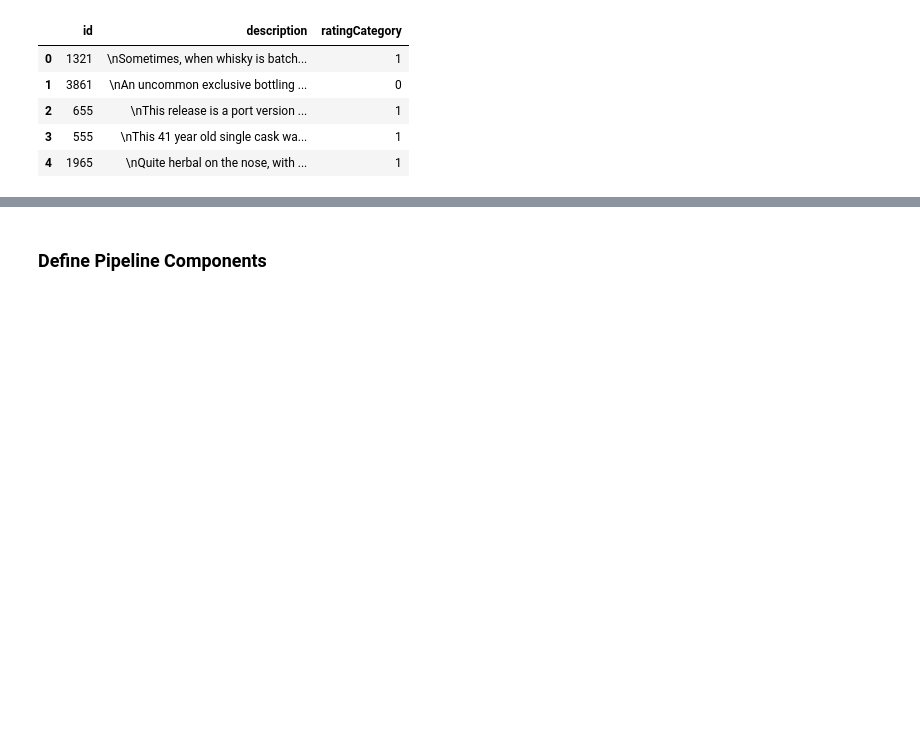
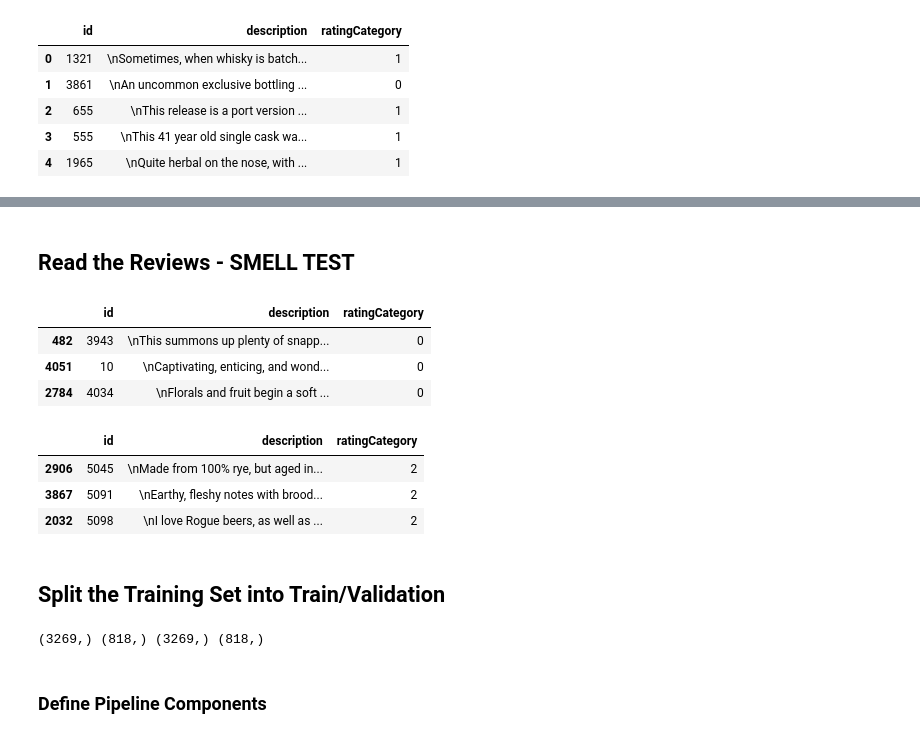
Before and after one commit to JeffreyAsuncion/DS-Unit-4-Sprint-1-NLP, a Jupyter notebook: module3-document-classification/LS_DS_413_Document_Classification_Assignment.ipynb, the cells around one changed output, grey strips where cells are left out. Cells and saved outputs as stored; diff of their text form; code cells hidden in the pictures; blank space fills up the shorter version.

Commit message:
module3 notes 1st break

```diff
--- a/module3-document-classification/LS_DS_413_Document_Classification_Assignment.ipynb
+++ b/module3-document-classification/LS_DS_413_Document_Classification_Assignment.ipynb
@@ -48,3 +79,37 @@ train.head()
+# %% [markdown]
+## Read the Reviews - SMELL TEST
+# %%
+# Read a few reviews from the "Excellent" category
+pd.set_option('display.max_colwidth', 0)
+train[train.ratingCategory == 0].sample(3)
+# %% [output]
+|  | id | description | ratingCategory |
+| 482 | 3943 | \nThis summons up plenty of snapp... | 0 |
+| 4051 | 10 | \nCaptivating, enticing, and wond... | 0 |
+| 2784 | 4034 | \nFlorals and fruit begin a soft ... | 0 |
+# %%
+# Read a few reviews from the "Poor" category
+pd.set_option('display.max_colwidth', 0)
+train[train.ratingCategory == 2].sample(3)
+# %% [output]
+|  | id | description | ratingCategory |
+| 2906 | 5045 | \nMade from 100% rye, but aged in... | 2 |
+| 3867 | 5091 | \nEarthy, fleshy notes with brood... | 2 |
+| 2032 | 5098 | \nI love Rogue beers, as well as ... | 2 |
+# %% [markdown]
+## Split the Training Set into Train/Validation
+# %%
+from sklearn.model_selection import train_test_split
+
+X_train, X_test, y_train, y_test = train_test_split(train['description'],
+                                                    train['ratingCategory'],
+                                                    test_size=0.2,
+                                                    stratify=train['ratingCategory'],
+                                                    random_state=42)
+
+print(X_train.shape, X_test.shape, y_train.shape, y_test.shape)
+# %% [output]
+(3269,) (818,) (3269,) (818,)
 # %% [markdown]
 ### Define Pipeline Components
 # %%
```
Also changed, not shown: parts of 6 cells of this notebook, 1 other file.
